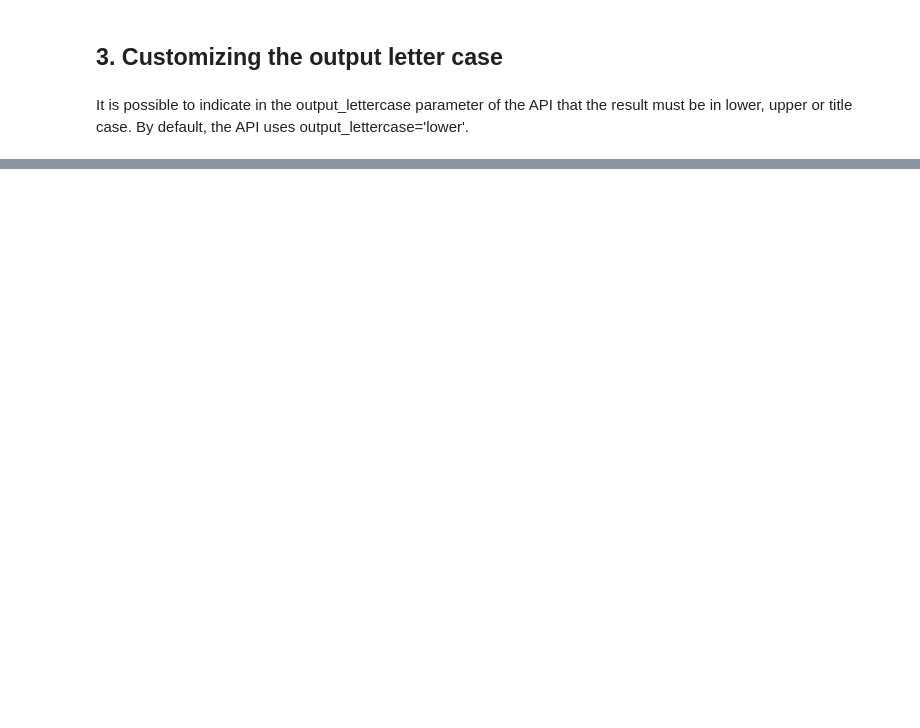
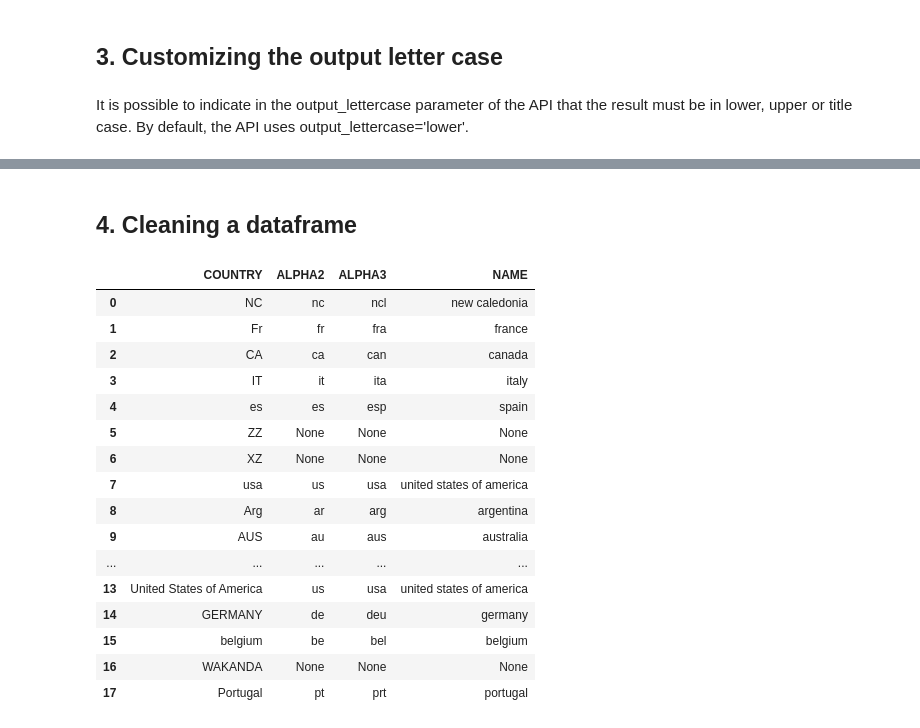
Before and after one commit to os-climate/financial-entity-cleaner, a Jupyter notebook: notebooks/how-to/Normalize country information.ipynb, the cells around one changed output, grey strips where cells are left out. Cells and saved outputs as stored; diff of their text form; code cells hidden in the pictures; blank space fills up the shorter version.

```diff
--- a/notebooks/how-to/Normalize country information.ipynb
+++ b/notebooks/how-to/Normalize country information.ipynb
@@ -92,0 +93,2 @@ Complete country information: {'country_name': 'Norway', 'country_alpha2': 'No',
+# %% [markdown]
+## 4. Cleaning a dataframe
@@ -92,0 +101,20 @@ Complete country information: {'country_name': 'Norway', 'country_alpha2': 'No',
+# %%
+df_original
+# %% [output]
+|  | COUNTRY | ALPHA2 | ALPHA3 | NAME |
+| 0 | NC | nc | ncl | new caledonia |
+| 1 | Fr | fr | fra | france |
+| 2 | CA | ca | can | canada |
+| 3 | IT | it | ita | italy |
+| 4 | es | es | esp | spain |
+| 5 | ZZ | None | None | None |
+| 6 | XZ | None | None | None |
+| 7 | usa | us | usa | united states of america |
+| 8 | Arg | ar | arg | argentina |
+| 9 | AUS | au | aus | australia |
+| ... | ... | ... | ... | ... |
+| 13 | United States of America | us | usa | united states of america |
+| 14 | GERMANY | de | deu | germany |
+| 15 | belgium | be | bel | belgium |
+| 16 | WAKANDA | None | None | None |
+| 17 | Portugal | pt | prt | portugal |
```
Also changed, not shown: parts of 24 cells of this notebook, 2 other files.
